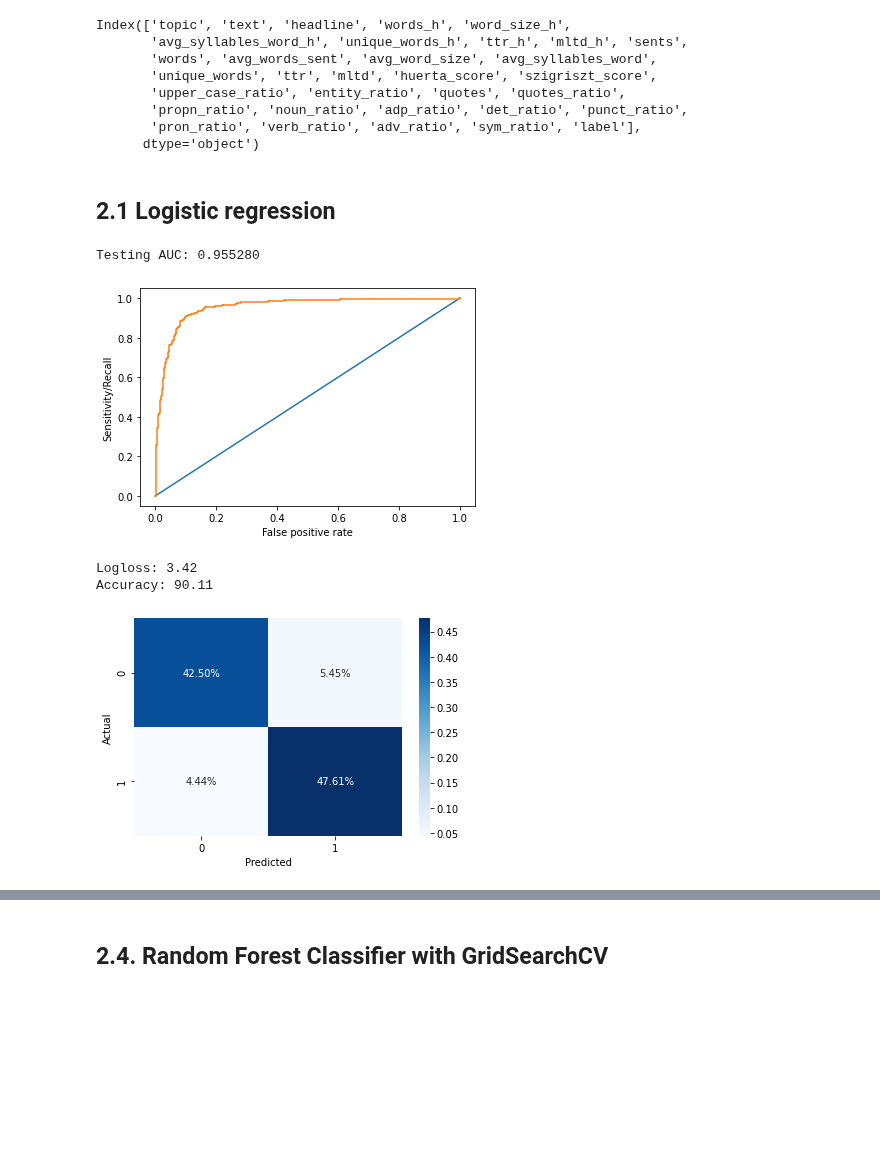
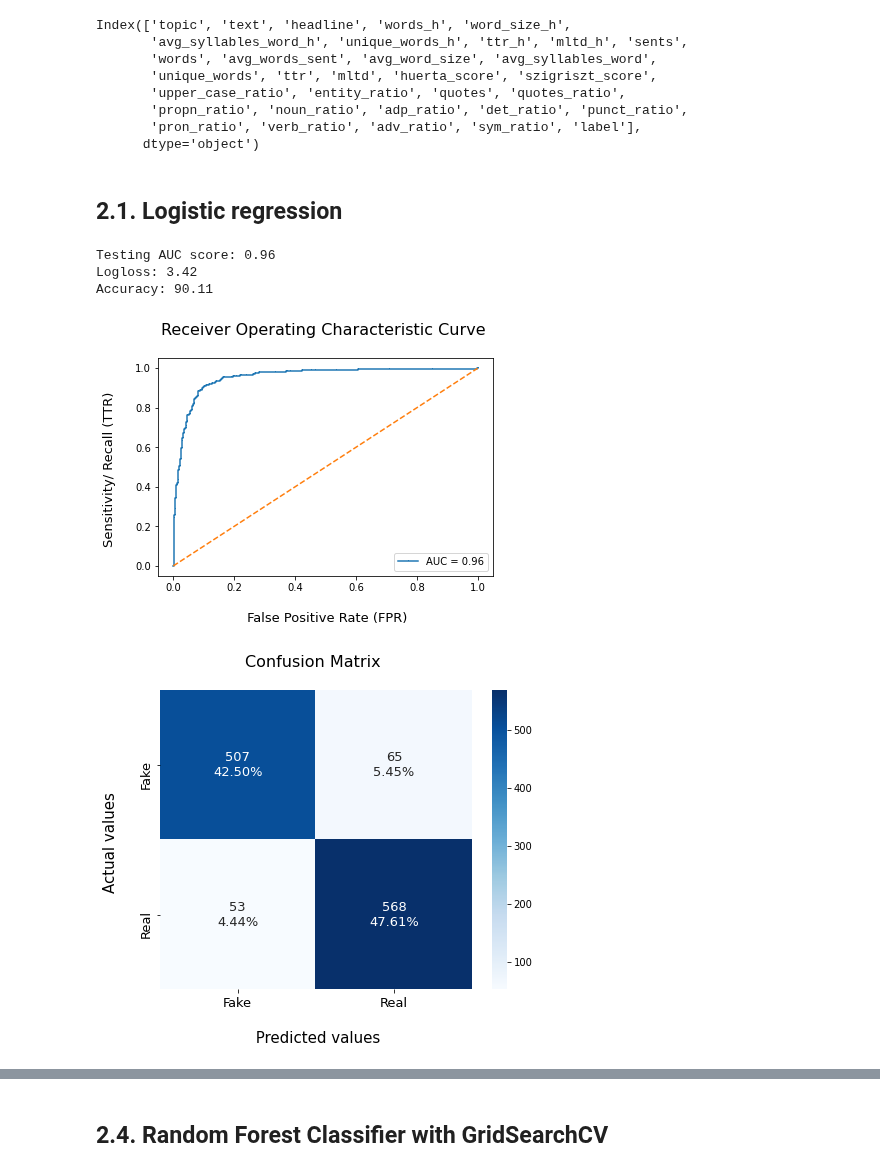
Before and after one commit to pipe11/TFM_fake_news_detector, a Jupyter notebook: models/11_final_notebook_models_explained.ipynb, the cells around one changed output, grey strips where cells are left out. Drawn from its saved outputs; the diff is of its cells as text; code cells hidden in the pictures; blank space fills up the shorter version.

Commit message:
model changes, better visualizations

```diff
--- a/models/11_final_notebook_models_explained.ipynb
+++ b/models/11_final_notebook_models_explained.ipynb
@@ -129,7 +186,7 @@ Index(['topic', 'text', 'headline', 'words_h', 'word_size_h',
        'pron_ratio', 'verb_ratio', 'adv_ratio', 'sym_ratio', 'label'],
       dtype='object')
 # %% [markdown]
-## 2.1 Logistic regression
+## 2.1. Logistic regression
 # %%
 import seaborn as sns
 import pandas as pd
@@ -160,62 +217,39 @@ tfvocab = df[numeric_features].columns.tolist()
 X_train, X_test, y_train, y_test = train_test_split(X, y, test_size = 0.3, random_state = 42)
 
 
 ########### Logistic Regression Classifier ###########
 
 logreg_model = LogisticRegression(max_iter = 2000)
 logreg_model.fit(X_train, y_train)
 
 
 ########### Predictions and results ###########
 
-# predictions
+# prediction and results
 y_pred = logreg_model.predict(X_test)
 probs = logreg_model.predict_proba(X_test)
 probs = probs[:, 1]
 
-# testing AUC
-auc = roc_auc_score(y_test, probs)
-print('Testing AUC: %f' % auc)
-
-# roc curve calculation
-false_positive_rate, true_positive_rate, thresholds = roc_curve(y_test, probs)
-
-# plot the limits for no skill
-plt.plot([0, 1], [0, 1], linestyle = '-')
-
-# plot the roc curve
-
-plt.plot(false_positive_rate, true_positive_rate, marker = ',')
-plt.xlabel('False positive rate')
-plt.ylabel('Sensitivity/Recall')
-plt.show();
-
-# accuracy score
-print('Logloss: %.2f' % (log_loss(y_test, y_pred)))
-print('Accuracy: %.2f' % (logreg_model.score(X_test, y_test) * 100))
+prediction_results(logreg_model, y_test, X_test, y_pred, probs)
 
 # confusion matrix
-cf_matrix = confusion_matrix(y_test, y_pred, labels = [0, 1])
-ax = sns.heatmap(cf_matrix / np.sum(cf_matrix), annot = True, fmt = '.2%', cmap = 'Blues')
 
-plt.ylabel('Actual')
-plt.xlabel('Predicted')
-plt.show();
+plot_confusion_matrix(y_test, y_pred)
 
 
 ########### Feature importance ###########
 
 importance = logreg_model.coef_[0]
 
 df_feature_importance = pd.DataFrame(logreg_model.coef_[0], index = tfvocab, columns = ['feature importance']).sort_values('feature importance', ascending = True)
 
 # plot feature importance
 
 fig, ax = plt.subplots(figsize = [7, 10])
-df_feature_importance.plot(kind = 'barh', ax = ax, title = 'Logistic Regressor Classifier Feature Importance');
+df_feature_importance.plot(kind = 'barh', ax = ax, title = 'Logistic Regressor Feature Importance');
 # %% [output]
-Testing AUC: 0.955280
+Testing AUC score: 0.96
+Logloss: 3.42
+Accuracy: 90.11
-[figure, old version]
+[figure, new version]
-Logloss: 3.42
-Accuracy: 90.11
-[figure, old version]
+[figure, new version]
```
Also changed, not shown: parts of 16 cells of this notebook.
